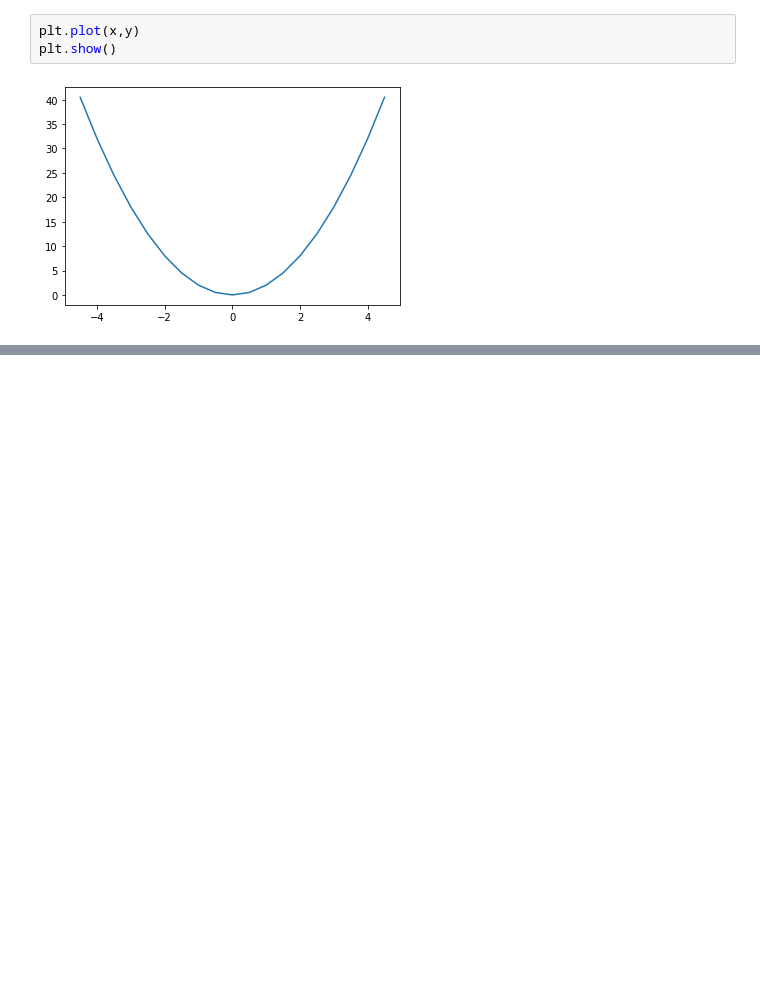
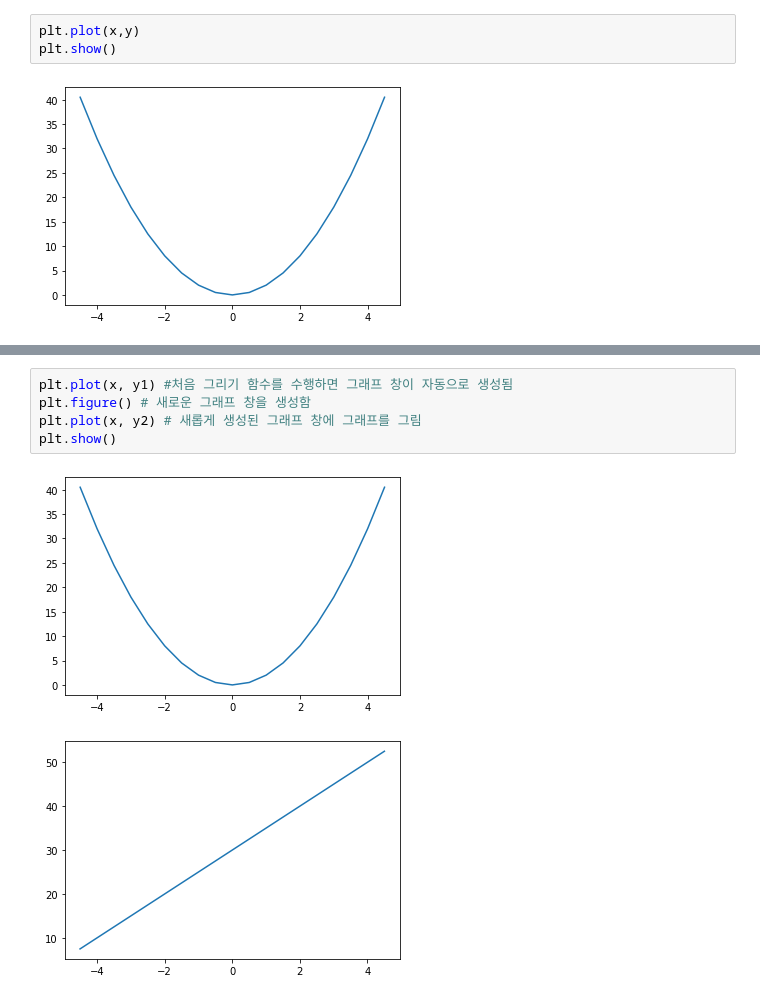
Before and after one commit to hyuk-k/hyuk-k, a Jupyter notebook: 데이터_시각화01.ipynb, the cells around one changed output, grey strips where cells are left out. Drawn from its saved outputs; the diff is of its cells as text; blank space fills up the shorter version.

```diff
--- a/데이터_시각화01.ipynb
+++ b/데이터_시각화01.ipynb
@@ -121,0 +166,8 @@ plt.show()
+# %%
+plt.plot(x, y1) #처음 그리기 함수를 수행하면 그래프 창이 자동으로 생성됨
+plt.figure() # 새로운 그래프 창을 생성함
+plt.plot(x, y2) # 새롭게 생성된 그래프 창에 그래프를 그림
+plt.show()
+# %% [output]
+[figure, added]
+[figure, added]
```
Also changed, not shown: parts of 64 cells of this notebook.
